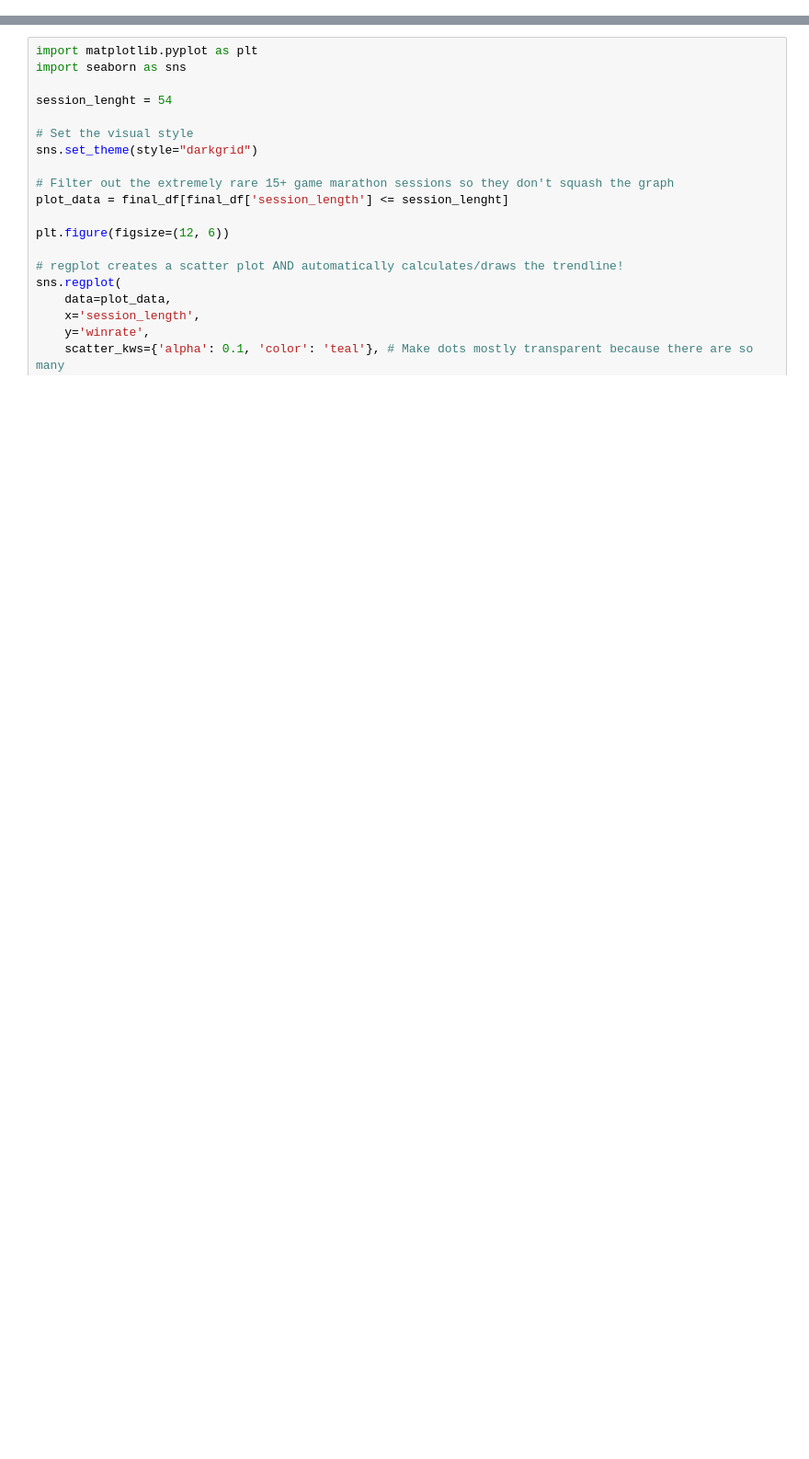
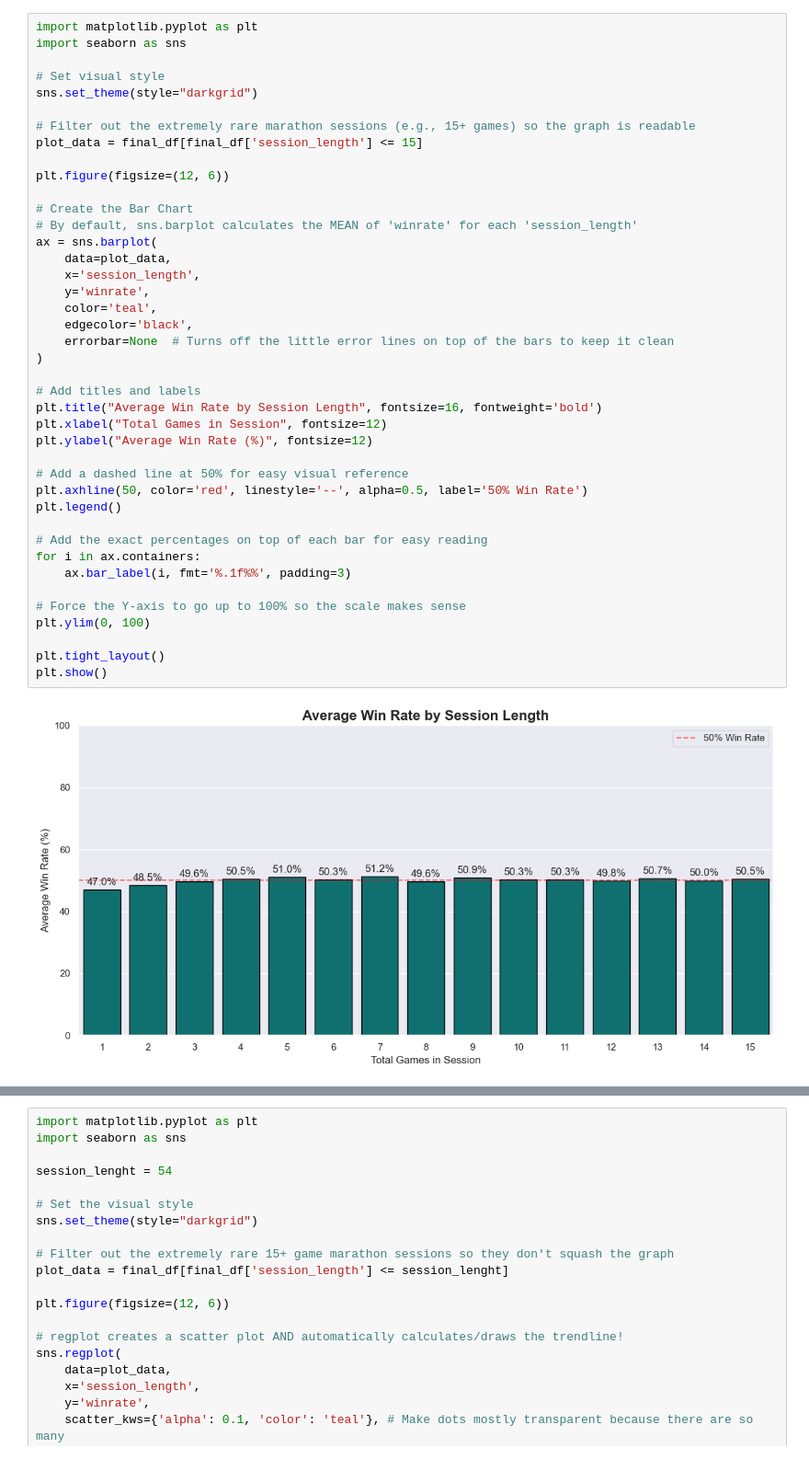
Before and after one commit to kasiwarrior/Winrate_proj, a Jupyter notebook: SessionProcessor.ipynb, the cells around one changed output, grey strips where cells are left out. Shown at 92% size. Drawn from its saved outputs; the diff is of its cells as text; blank space fills up the shorter version.

```diff
--- a/SessionProcessor.ipynb
+++ b/SessionProcessor.ipynb
@@ -100,0 +119,43 @@ else:
+# %%
+import matplotlib.pyplot as plt
+import seaborn as sns
+
+# Set visual style
+sns.set_theme(style="darkgrid")
+
+# Filter out the extremely rare marathon sessions (e.g., 15+ games) so the graph is readable
+plot_data = final_df[final_df['session_length'] <= 15]
+
+plt.figure(figsize=(12, 6))
+
+# Create the Bar Chart
+# By default, sns.barplot calculates the MEAN of 'winrate' for each 'session_length'
+ax = sns.barplot(
+    data=plot_data,
+    x='session_length',
+    y='winrate',
+    color='teal',
+    edgecolor='black',
+    errorbar=None  # Turns off the little error lines on top of the bars to keep it clean
+)
+
+# Add titles and labels
+plt.title("Average Win Rate by Session Length", fontsize=16, fontweight='bold')
+plt.xlabel("Total Games in Session", fontsize=12)
+plt.ylabel("Average Win Rate (%)", fontsize=12)
+
+# Add a dashed line at 50% for easy visual reference
+plt.axhline(50, color='red', linestyle='--', alpha=0.5, label='50% Win Rate')
+plt.legend()
+
+# Add the exact percentages on top of each bar for easy reading
+for i in ax.containers:
+    ax.bar_label(i, fmt='%.1f%%', padding=3)
+
+# Force the Y-axis to go up to 100% so the scale makes sense
+plt.ylim(0, 100)
+
+plt.tight_layout()
+plt.show()
+# %% [output]
+[figure, added]
```
Also changed, not shown: parts of 3 cells of this notebook.
